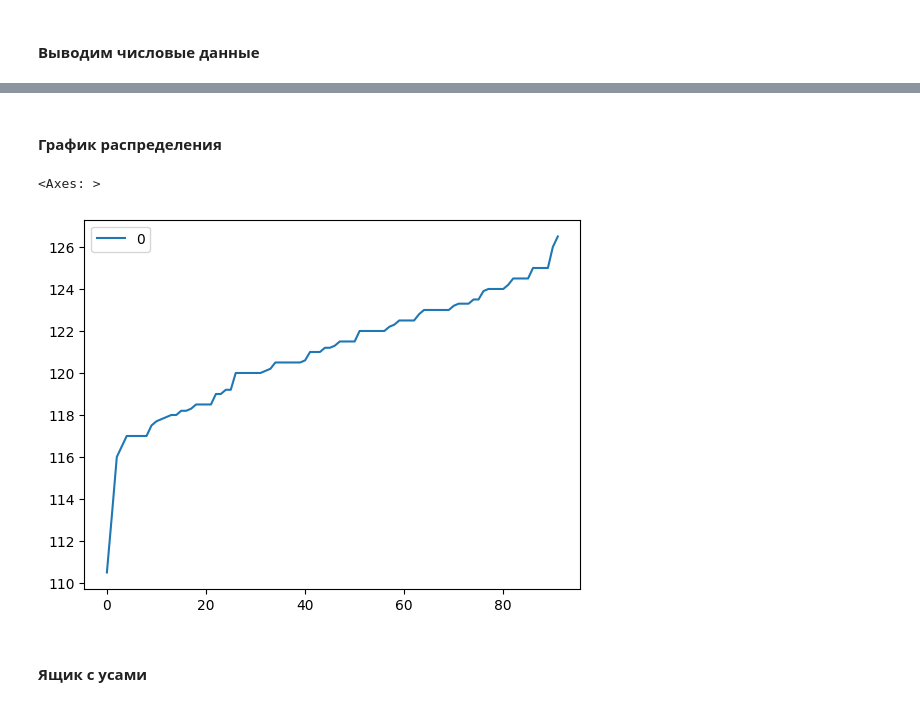
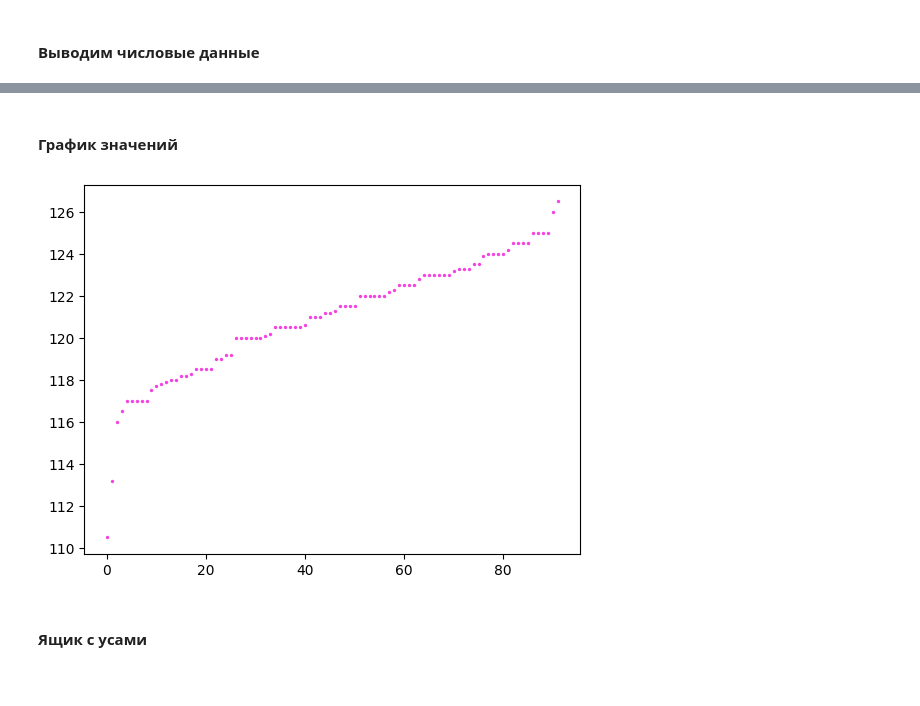
Before and after one commit to akhmetovKamil/MathStatisticLabs, a Jupyter notebook: FirstLab.ipynb, the cells around one changed output, grey strips where cells are left out. Saved outputs shown, nothing was run; the diff lists cells and outputs as text; code cells hidden in the pictures.

```diff
--- a/FirstLab.ipynb
+++ b/FirstLab.ipynb
@@ -31,9 +33,9 @@ results['selectionRange'] = results['maxElement'] - results['minElement']
 results['mean'] = round(sum(sortedData)/results['selectionLength'],2)
 results['meanByPandas'] = round(frame.mean().values[0],2)
 expr = (results['selectionLength']-1)/2
-results['median'] = sortedData[int(expr)+1] if expr==int(expr) else (sortedData[int(expr)+1] + sortedData[int(expr)+2])/2
+results['median'] = sortedData[expr+1] if expr==int(expr) else (sortedData[int(expr)+1] + sortedData[int(expr)+2])/2
 results['medianByPandas'] = round(frame.median().values[0],2)
-results['absoluteMeanDeviation'] = round(sum([x-results['mean'] for x in sortedData])/results['selectionLength'],3)
+results['absoluteMeanDeviation'] = abs(round((sum([x-results['mean'] for x in sortedData]))/results['selectionLength'],3))
 results['dispersion'] = round(sum([(x-results['mean'])**2 for x in sortedData])/(results['selectionLength']-1),2)
 results['standardDeviation'] = round(math.sqrt(results['dispersion']),2)
 results['asymmetryCoefficient'] = round(sum([(x-results['mean'])**3 for x in sortedData])/(results['selectionLength']*results['standardDeviation']**3),2)
@@ -47,8 +49,10 @@ results['interquartileLatitude'] = results['thirdQuartile'] - results['firstQuar
 # %%
 barData = {}
 barData['intervalsCount'] = int(results['selectionLength']/10)
-barData['step'] = round(results['selectionRange']/barData['intervalsCount'],2)
-# dataVariata = {value:rowData.count(value) for value in rowData}
+barData['step'] = results['selectionRange']/barData['intervalsCount']
+barData['intervals'] = np.arange(results['minElement'], results['maxElement'] + barData['step'], barData['step'])
+barData['frequency'], _ = np.histogram(sortedData, bins=barData['intervals'])
+barData['relativeFrequency'] = barData['frequency'] / results['selectionLength']
 results['barData'] = barData
 # %% [markdown]
 #### Выводим числовые данные
@@ -65,12 +69,11 @@ print(f'Первая квартиль - {results["firstQuartile"]}, Третья
 Минимальный элемент - 110.5, Максимальный элемент - 126.5, Размах - 16.0
 Первая квартиль - 119.1, Третья квартиль - 123.1, Интерквартильная Широта - 4.0
 # %% [markdown]
-#### График распределения
+#### График значений
 # %%
-frame.plot()
+plt.scatter([i for i in range(int(results['selectionLength']))],sortedData, 2, "#f542e3");
 # %% [output]
-<Axes: >
-[figure, old version]
+[figure, new version]
 # %% [markdown]
 #### Ящик с усами
 # %%
```
Also changed, not shown: parts of 7 cells of this notebook.
